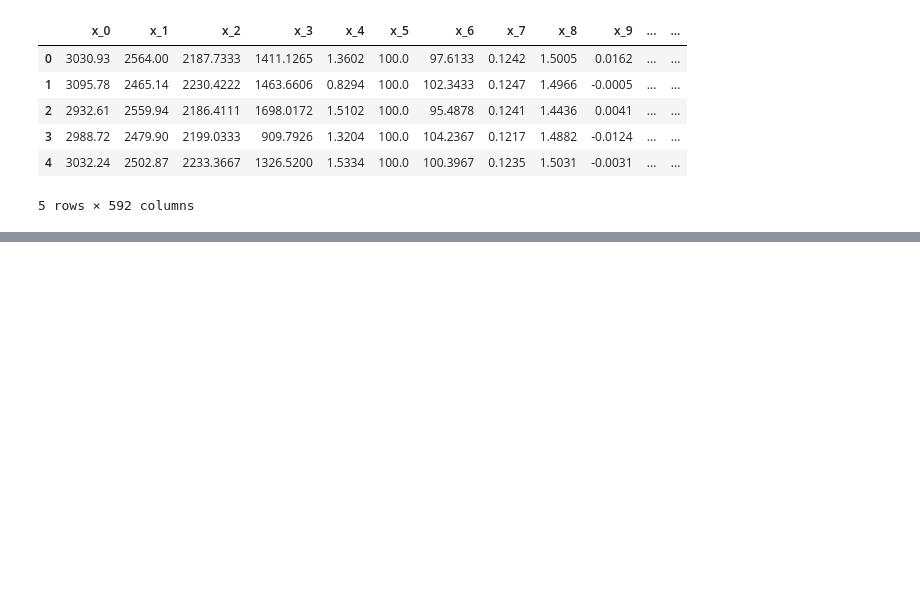
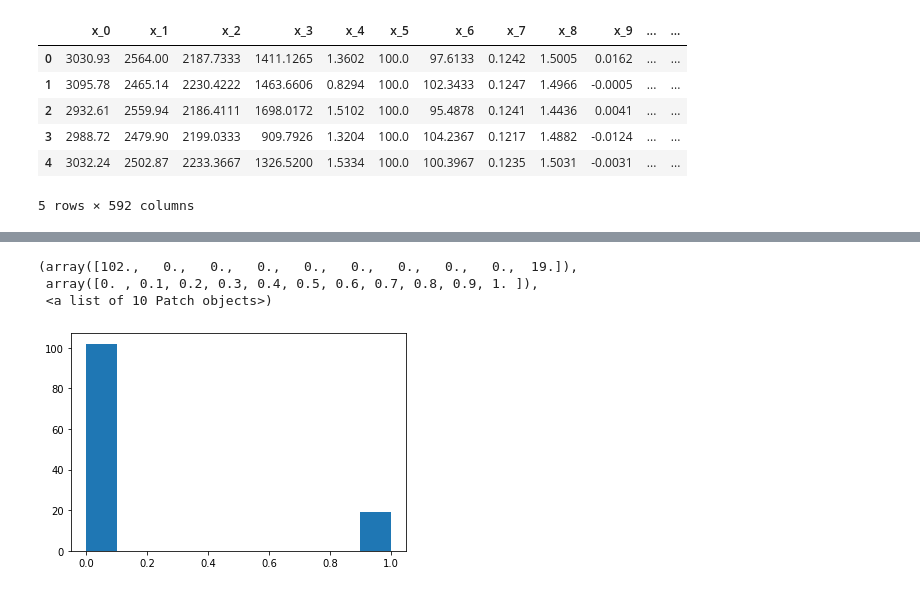
Before and after one commit to stephenleo87/uci-semicon, a Jupyter notebook: Labels_Prediction.ipynb, the cells around one changed output, grey strips where cells are left out. Saved outputs shown, nothing was run; the diff lists cells and outputs as text; code cells hidden in the pictures; blank space fills up the shorter version.

Commit message:
new strategy

```diff
--- a/Labels_Prediction.ipynb
+++ b/Labels_Prediction.ipynb
@@ -98,0 +121,5 @@ test_df.to_csv('test_df.csv', index=False)
+# %%
+train_df_red_dim = train_df.iloc[:, sig_colidx]
+test_df_red_dim = test_df.iloc[:, sig_colidx]
+print('train df shape: {}, test df shape: {}'.format(train_df_red_dim.shape, test_df_red_dim.shape))
+train_df_red_dim.head()
@@ -98,0 +135,25 @@ test_df.to_csv('test_df.csv', index=False)
+# %%
+# Split features (X) and response (y)
+X_train = train_df_red_dim.iloc[:,:-2].reset_index(drop=True)
+y_train = train_df_red_dim.iloc[:,-2].reset_index(drop=True)
+X_test = test_df_red_dim.iloc[:,:-2].reset_index(drop=True)
+y_test = test_df_red_dim.iloc[:,-2].reset_index(drop=True)
+# %%
+# Imputation
+from sklearn.impute import SimpleImputer
+
+imp = SimpleImputer(strategy='mean')
+imp = imp.fit(X_train)
+
+X_train_imp = imp.transform(X_train)
+X_test_imp = imp.transform(X_test)
+# %%
+# Outlier removal
+from sklearn.ensemble import IsolationForest
+
+clf = IsolationForest(random_state=1)
+clf.fit(X_train_imp)
+
+# predictions
+train_outliers = clf.predict(X_train_imp)
+test_outliers = clf.predict(X_test_imp)
@@ -98,0 +163,8 @@ test_df.to_csv('test_df.csv', index=False)
+# %%
+train_outliers_idx1 = [i for i, n in enumerate(train_outliers) if n <= 0]
+plt.hist(y_train[train_outliers_idx1])
+# %% [output]
+(array([102.,   0.,   0.,   0.,   0.,   0.,   0.,   0.,   0.,  19.]),
+ array([0. , 0.1, 0.2, 0.3, 0.4, 0.5, 0.6, 0.7, 0.8, 0.9, 1. ]),
+ <a list of 10 Patch objects>)
+[figure, added]
```
Also changed, not shown: parts of 51 cells of this notebook.
